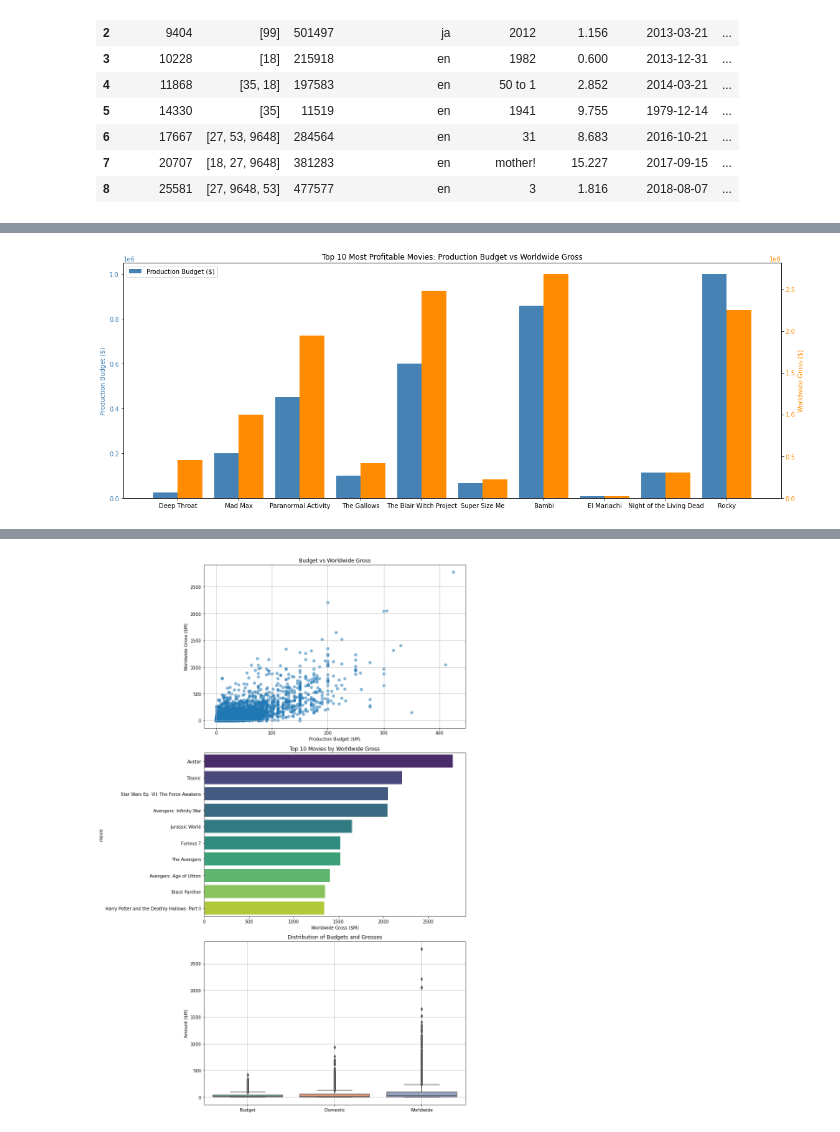
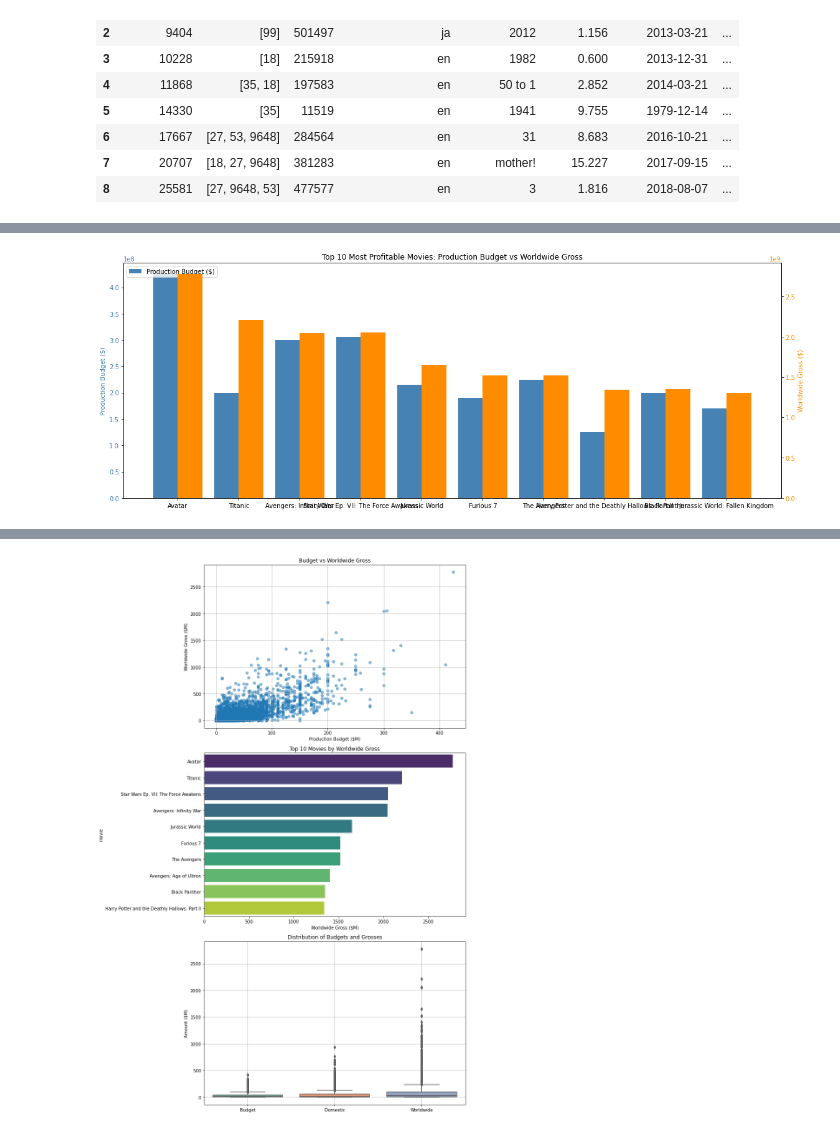
Before and after one commit to Husky-69/Group_8_phase_2_project, a Jupyter notebook: Group8_Endphase2_Project.ipynb, the cells around one changed output, grey strips where cells are left out. Cells and saved outputs as stored; diff of their text form; code cells hidden in the pictures.

```diff
--- a/Group8_Endphase2_Project.ipynb
+++ b/Group8_Endphase2_Project.ipynb
@@ -312,0 +393,3 @@ merged
+# %%
+tn_movie_budgets['profit'] = tn_movie_budgets['worldwide_gross'] - tn_movie_budgets['production_budget']
+tn_movie_budgets
@@ -313,38 +410,30 @@ merged
 # %%
-import matplotlib.pyplot as plt
-import numpy as np
 
-# Prepare data
-top_10_profitable = tn_movie_budgets.sort_values(by='ROI', ascending=False).head(10)
+top_10_profitable = tn_movie_budgets.sort_values(by='profit', ascending=False).head(10)
 movies = top_10_profitable['movie']
 budget = top_10_profitable['production_budget']
-gross = top_10_profitable['worldwide_gross']  # Replaced ROI with worldwide_gross
+gross = top_10_profitable['worldwide_gross']
 
 x = np.arange(len(movies))
 width = 0.4
 
-# Create figure and axis
 fig, ax1 = plt.subplots(figsize=(16, 6))
 
-# Plot Production Budget
 bar1 = ax1.bar(x - width/2, budget, width, label='Production Budget ($)', color='steelblue')
 ax1.set_ylabel('Production Budget ($)', color='steelblue')
 ax1.tick_params(axis='y', labelcolor='steelblue')
 
-# Create secondary y-axis
 ax2 = ax1.twinx()
 bar2 = ax2.bar(x + width/2, gross, width, label='Worldwide Gross ($)', color='darkorange')
 ax2.set_ylabel('Worldwide Gross ($)', color='darkorange')
 ax2.tick_params(axis='y', labelcolor='darkorange')
 
-# X-axis and title
 plt.xticks(x, movies, rotation=75)
 plt.title('Top 10 Most Profitable Movies: Production Budget vs Worldwide Gross')
 
-# Combine legends
 ax1.legend(loc='upper left')
 
 fig.tight_layout()
 plt.show()
 # %% [output]
-[figure, old version]
+[figure, new version]
```
Also changed, not shown: parts of 42 cells of this notebook.
